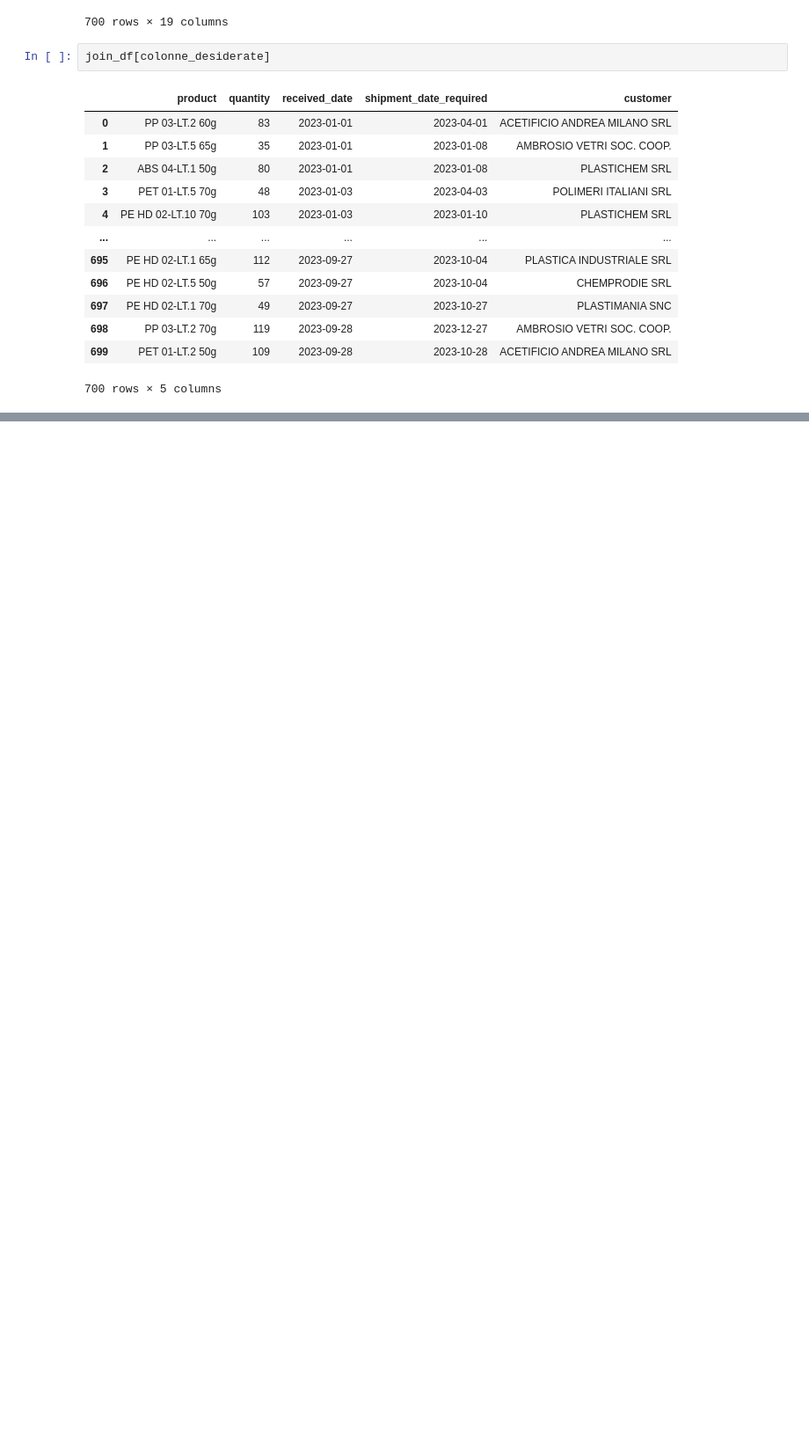
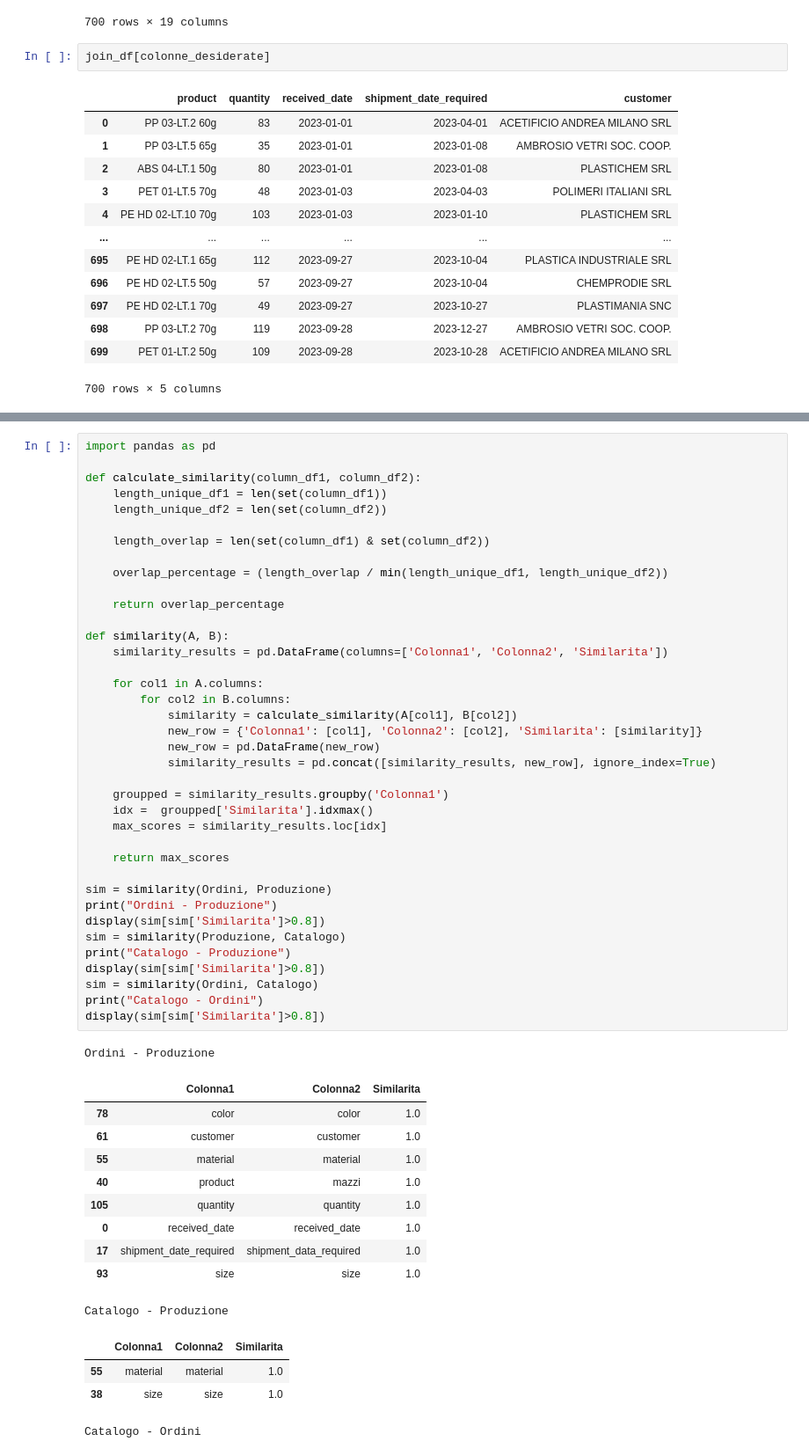
Before and after one commit to paolpal/DataHarmonizer, a Jupyter notebook: DataHarmonizer.ipynb, the cells around one changed output, grey strips where cells are left out. Shown at 88% size. Cells and saved outputs as stored; diff of their text form; blank space fills up the shorter version.

Commit message:
jupiter: calcolo di similarita tra colonne di dataframe diversi

```diff
--- a/DataHarmonizer.ipynb
+++ b/DataHarmonizer.ipynb
@@ -164,0 +194,54 @@ join_df[colonne_desiderate]
+# %%
+import pandas as pd
+
+def calculate_similarity(column_df1, column_df2):
+    length_unique_df1 = len(set(column_df1))
+    length_unique_df2 = len(set(column_df2))
+
+    length_overlap = len(set(column_df1) & set(column_df2))
+
+    overlap_percentage = (length_overlap / min(length_unique_df1, length_unique_df2))
+
+    return overlap_percentage
+
+def similarity(A, B):
+    similarity_results = pd.DataFrame(columns=['Colonna1', 'Colonna2', 'Similarita'])
+
+    for col1 in A.columns:
+        for col2 in B.columns:
+            similarity = calculate_similarity(A[col1], B[col2])
+            new_row = {'Colonna1': [col1], 'Colonna2': [col2], 'Similarita': [similarity]}
+            new_row = pd.DataFrame(new_row)
+            similarity_results = pd.concat([similarity_results, new_row], ignore_index=True)
+
+    groupped = similarity_results.groupby('Colonna1')
+    idx =  groupped['Similarita'].idxmax()
+    max_scores = similarity_results.loc[idx]
+
+    return max_scores
+
+sim = similarity(Ordini, Produzione)
+print("Ordini - Produzione")
+display(sim[sim['Similarita']>0.8])
+sim = similarity(Produzione, Catalogo)
+print("Catalogo - Produzione")
+display(sim[sim['Similarita']>0.8])
+sim = similarity(Ordini, Catalogo)
+print("Catalogo - Ordini")
+display(sim[sim['Similarita']>0.8])
+# %% [output]
+Ordini - Produzione
+|  | Colonna1 | Colonna2 | Similarita |
+| 78 | color | color | 1.0 |
+| 61 | customer | customer | 1.0 |
+| 55 | material | material | 1.0 |
+| 40 | product | mazzi | 1.0 |
+| 105 | quantity | quantity | 1.0 |
+| 0 | received_date | received_date | 1.0 |
+| 17 | shipment_date_required | shipment_data_required | 1.0 |
+| 93 | size | size | 1.0 |
+Catalogo - Produzione
+|  | Colonna1 | Colonna2 | Similarita |
+| 55 | material | material | 1.0 |
+| 38 | size | size | 1.0 |
+Catalogo - Ordini
```
Also changed, not shown: parts of 6 cells of this notebook.
